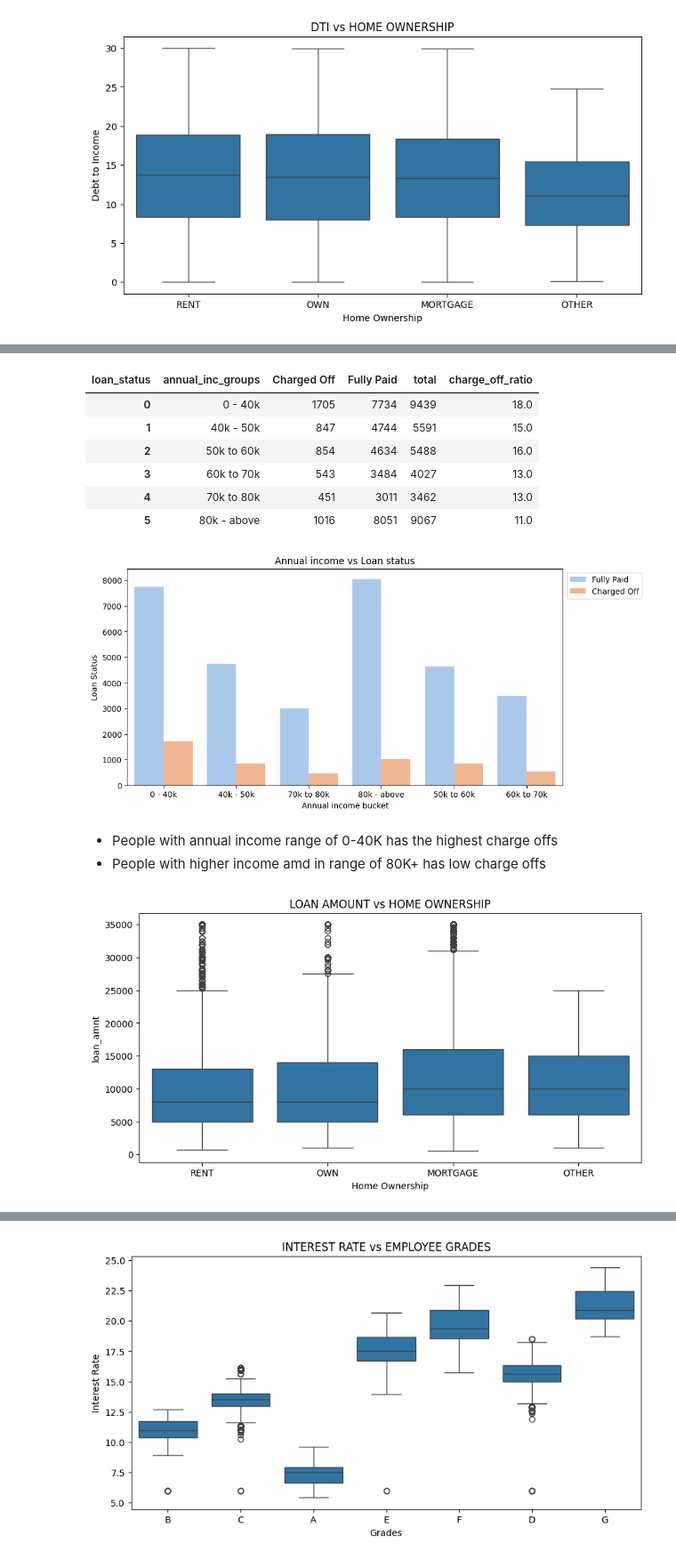
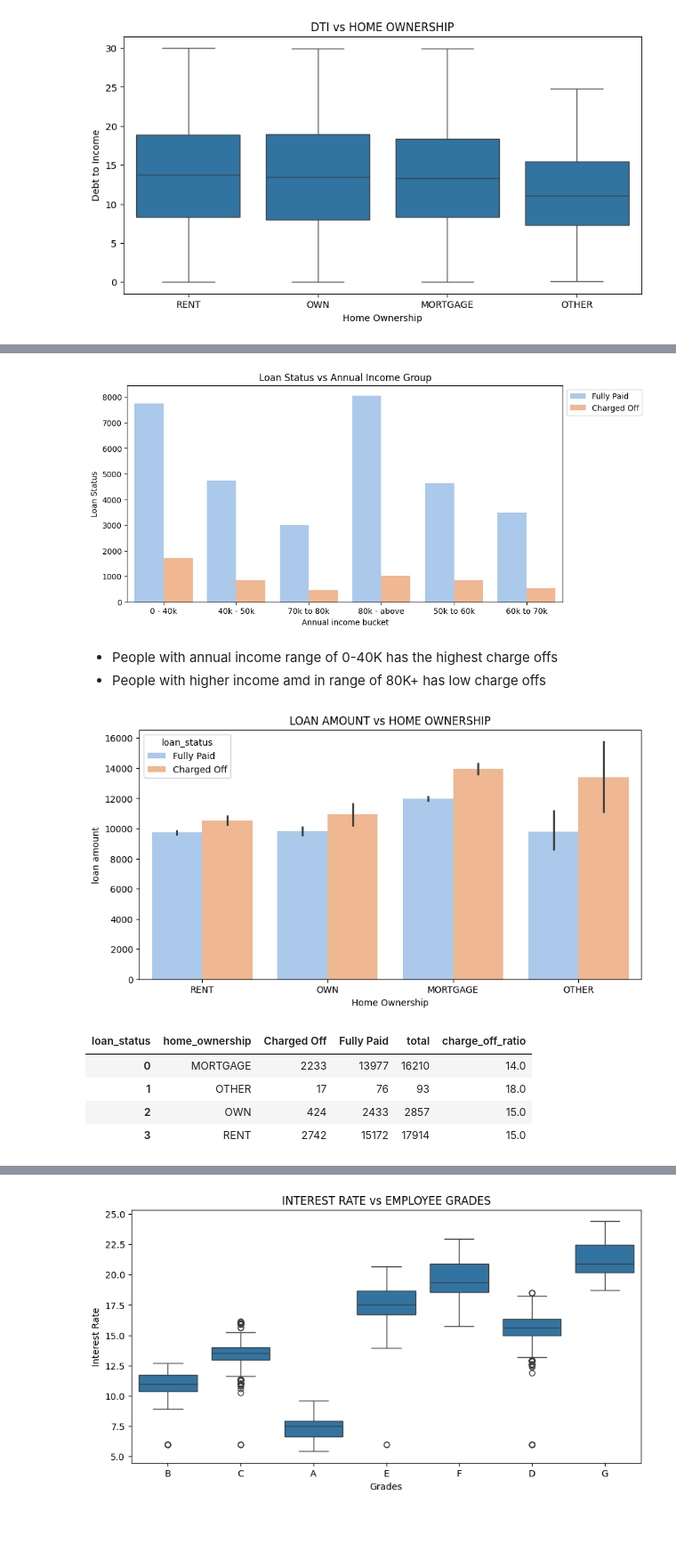
Before and after one commit to jayshah-07/lendingclubcasestudy, a Jupyter notebook: lending_club.ipynb, the cells around one changed output, grey strips where cells are left out. Shown at 89% size. Saved outputs shown, nothing was run; the diff lists cells and outputs as text; code cells hidden in the pictures; blank space fills up the shorter version.

```diff
--- a/lending_club.ipynb
+++ b/lending_club.ipynb
@@ -713,16 +632,0 @@ Name: int_rate, dtype: float64
-# %%
-# Bucketing interest rate
-def bucket_int_rate(column):
-    if column <= 9:
-        return 'Very Low' # 25% quartile
-    elif (column <= 11):
-        return 'Low'
-    elif (column <= 13):
-        return 'Moderate'
-    elif (column <= 15):
-        return 'High'
-    else:
-        return 'Very High' # 75% quartile
-
-# create new catergorical column named int_rate_groups
-loan_df['int_rate_groups'] = loan_df.apply(lambda x : bucket_int_rate(x.int_rate), axis = 1)
@@ -1151,41 +1063,39 @@ pivot_tb
 | 3 | 60k to 70k | 543 | 3484 | 4027 | 13.0 |
 | 4 | 70k to 80k | 451 | 3011 | 3462 | 13.0 |
 | 5 | 80k - above | 1016 | 8051 | 9067 | 11.0 |
-# %%
-# Ploting pivot table with charge off ratio
-pivot_tb = pd.pivot_table(loan_df, values="dti", index=['annual_inc_groups'],
-                       columns=['loan_status'], aggfunc=len).reset_index()
-pivot_tb["total"] = pivot_tb['Charged Off'] + pivot_tb['Fully Paid']
-pivot_tb['charge_off_ratio'] = round(pivot_tb['Charged Off'] / pivot_tb['total'] * 100)
-pivot_tb
-# %% [output]
-| loan_status | annual_inc_groups | Charged Off | Fully Paid | total | charge_off_ratio |
-| 0 | 0 - 40k | 1705 | 7734 | 9439 | 18.0 |
-| 1 | 40k - 50k | 847 | 4744 | 5591 | 15.0 |
-| 2 | 50k to 60k | 854 | 4634 | 5488 | 16.0 |
-| 3 | 60k to 70k | 543 | 3484 | 4027 | 13.0 |
-| 4 | 70k to 80k | 451 | 3011 | 3462 | 13.0 |
-| 5 | 80k - above | 1016 | 8051 | 9067 | 11.0 |
 # %%
 # People with higher income amd in range of 80K+ has low charge offs
 plt.figure(figsize=(10,5))
 ax= sns.countplot(x="annual_inc_groups", data = loan_df , palette="pastel", width=0.8, hue="loan_status", legend=True)
 #plt.xticks(rotation=0)
 ax.set(xlabel='Annual income bucket', ylabel='Loan Status')
-ax.set_title('Annual income vs Loan status')
+ax.set_title('Loan Status vs Annual Income Group')
 plt.legend(bbox_to_anchor=(1.0, 1.0), loc='upper left')
 plt.show()
 # %% [output]
-[figure, old version]
+[figure, new version]
 # %% [markdown]
 - People with annual income range of 0-40K has the highest charge offs
 - People with higher income amd in range of 80K+ has low charge offs
 # %%
 # Plot boxlot for loan amount and home ownership
 plt.figure(figsize=(10,5))
-ax=sns.boxplot(x='home_ownership',y='loan_amnt',data=loan_df)
-ax.set(xlabel='Home Ownership', ylabel='loan_amnt')
+# ax=sns.boxplot(x='home_ownership',y='loan_amnt',data=loan_df)
+ax= sns.barplot(x="home_ownership", y="loan_amnt", data = loan_df , palette="pastel", width=0.8, hue="loan_status", legend=True)
+ax.set(xlabel='Home Ownership', ylabel='loan amount')
 ax.set_title('LOAN AMOUNT vs HOME OWNERSHIP')
 plt.show()
+
+# Ploting pivot table with charge off ratio
+pivot_tb = pd.pivot_table(loan_df, values="loan_amnt", index=['home_ownership'],
+                       columns=['loan_status'] , aggfunc=len).reset_index()
+pivot_tb["total"] = pivot_tb['Charged Off'] + pivot_tb['Fully Paid']
+pivot_tb['charge_off_ratio'] = round(pivot_tb['Charged Off'] / pivot_tb['total'] * 100)
+pivot_tb
 # %% [output]
-[figure, old version]
+[figure, new version]
+| loan_status | home_ownership | Charged Off | Fully Paid | total | charge_off_ratio |
+| 0 | MORTGAGE | 2233 | 13977 | 16210 | 14.0 |
+| 1 | OTHER | 17 | 76 | 93 | 18.0 |
+| 2 | OWN | 424 | 2433 | 2857 | 15.0 |
+| 3 | RENT | 2742 | 15172 | 17914 | 15.0 |
```
Also changed, not shown: parts of 45 cells of this notebook, 1 other file.
